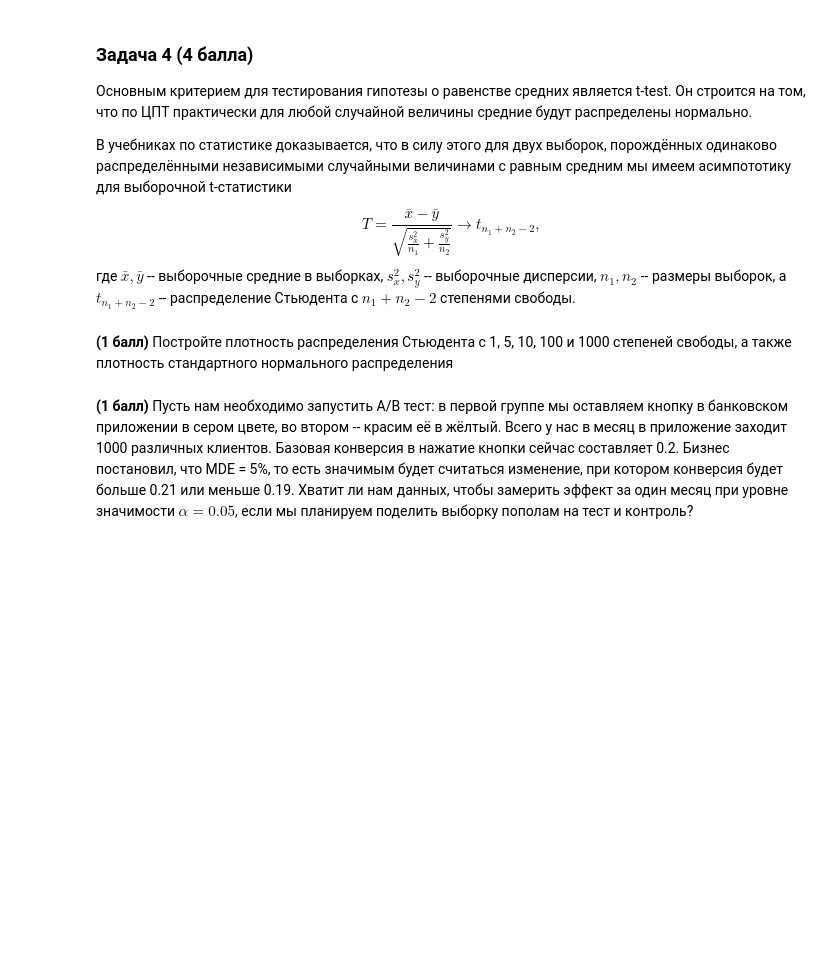
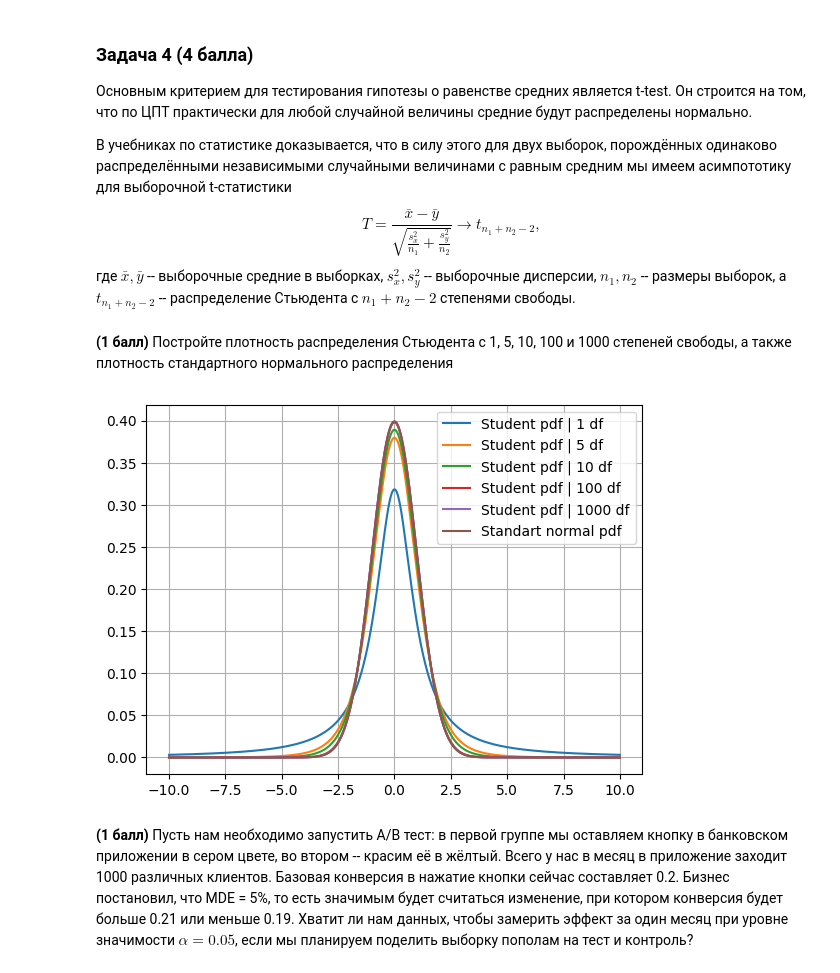
Before and after one commit to OVvvERLORD/tbank_risk_intensive, a Jupyter notebook: tbank_risk_hw1_bartia.ipynb, the cells around one changed output. Saved outputs shown, nothing was run; the diff lists cells and outputs as text; code cells hidden in the pictures; blank space fills up the shorter version.

```diff
--- a/tbank_risk_hw1_bartia.ipynb
+++ b/tbank_risk_hw1_bartia.ipynb
@@ -221,3 +215,26 @@ freedom_degrees = [1,5,10,100,1000]
+# %%
+grid = np.arange(-10,10,0.01)
+
+freedom_degrees = [1,5,10,100,1000]
+
+# Место для вашего кода и картинок
+x = np.linspace(start=10, stop = -10, num = 10_000)
+
+pdf_arr = []
+for degree in [1, 5, 10, 100, 1000]:
+    pdf_arr.append((f"Student pdf | {degree} df", sps.t(df=degree).pdf(x)))
+
+pdf_arr.append(('Standart normal pdf', sps.norm.pdf(x, loc = 0, scale = 1)))
+
+for pdf in pdf_arr:
+    plt.plot(x, pdf[1], label=pdf[0])
+
+
+plt.grid()
+plt.legend()
+plt.show()
+# %% [output]
+[figure, added]
 # %% [markdown]
 **(1 балл)** Пусть нам необходимо запустить A/B тест: в первой группе мы оставляем кнопку в банковском приложении в сером цвете, во втором -- красим её в жёлтый. Всего у нас в месяц в приложение заходит 1000 различных клиентов. Базовая конверсия в нажатие кнопки сейчас составляет 0.2. Бизнес постановил, что MDE = 5%, то есть значимым будет считаться изменение, при котором конверсия будет больше 0.21 или меньше 0.19. Хватит ли нам данных, чтобы замерить эффект за один месяц при уровне значимости $\alpha = 0.05$, если мы планируем поделить выборку пополам на тест и контроль?
 # %%
```
Also changed, not shown: parts of 5 cells of this notebook.
